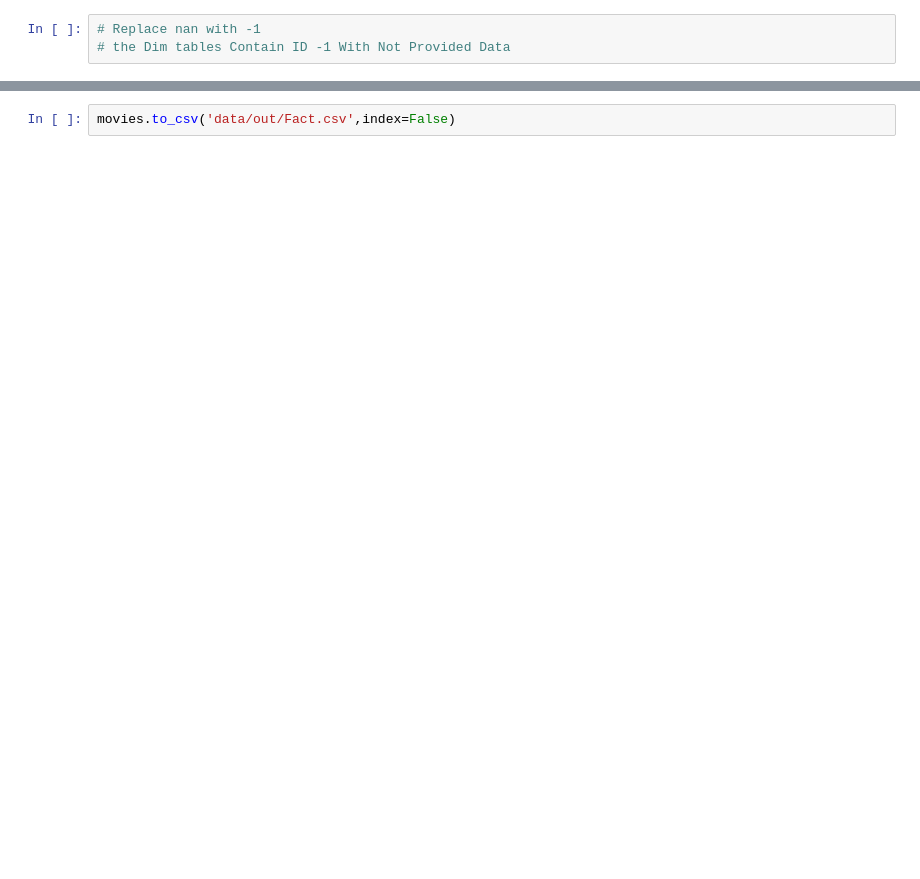
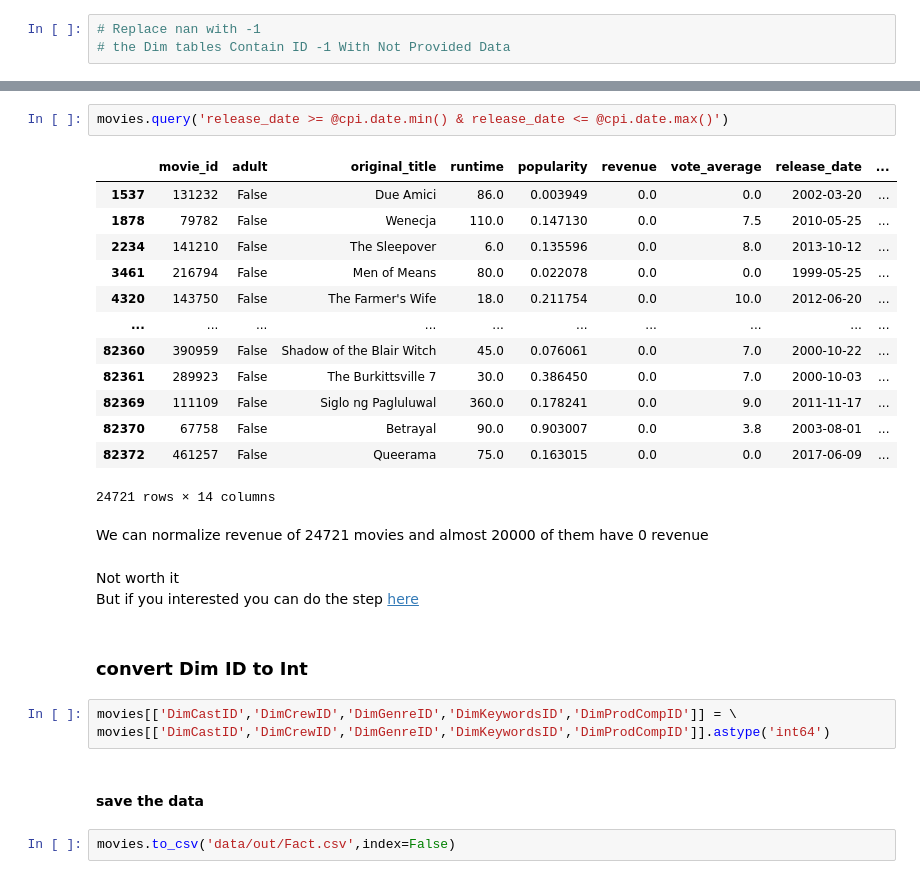
Before and after one commit to MuhamedHekal/ETL-Movies-using-Python, a Jupyter notebook: 3.7 CleaningFact.ipynb, the cells around one changed output, grey strips where cells are left out. Cells and saved outputs as stored; diff of their text form; blank space fills up the shorter version.

```diff
--- a/3.7 CleaningFact.ipynb
+++ b/3.7 CleaningFact.ipynb
@@ -160,2 +170,30 @@ movies
+# %%
+movies.query('release_date >= @cpi.date.min() & release_date <= @cpi.date.max()')
+# %% [output]
+|  | movie_id | adult | original_title | runtime | popularity | revenue | vote_average | release_date | ... |
+| 1537 | 131232 | False | Due Amici | 86.0 | 0.003949 | 0.0 | 0.0 | 2002-03-20 | ... |
+| 1878 | 79782 | False | Wenecja | 110.0 | 0.147130 | 0.0 | 7.5 | 2010-05-25 | ... |
+| 2234 | 141210 | False | The Sleepover | 6.0 | 0.135596 | 0.0 | 8.0 | 2013-10-12 | ... |
+| 3461 | 216794 | False | Men of Means | 80.0 | 0.022078 | 0.0 | 0.0 | 1999-05-25 | ... |
+| 4320 | 143750 | False | The Farmer's Wife | 18.0 | 0.211754 | 0.0 | 10.0 | 2012-06-20 | ... |
+| ... | ... | ... | ... | ... | ... | ... | ... | ... | ... |
+| 82360 | 390959 | False | Shadow of the Blair Witch | 45.0 | 0.076061 | 0.0 | 7.0 | 2000-10-22 | ... |
+| 82361 | 289923 | False | The Burkittsville 7 | 30.0 | 0.386450 | 0.0 | 7.0 | 2000-10-03 | ... |
+| 82369 | 111109 | False | Siglo ng Pagluluwal | 360.0 | 0.178241 | 0.0 | 9.0 | 2011-11-17 | ... |
+| 82370 | 67758 | False | Betrayal | 90.0 | 0.903007 | 0.0 | 3.8 | 2003-08-01 | ... |
+| 82372 | 461257 | False | Queerama | 75.0 | 0.163015 | 0.0 | 0.0 | 2017-06-09 | ... |
+24721 rows × 14 columns
+# %% [markdown]
+We can normalize revenue of 24721 movies and almost 20000 of them have 0 revenue
+# %% [markdown]
+Not worth it<br>
+But if you interested you can do the step [here](https://dof.ca.gov/wp-content/uploads/Forecasting/Economics/Documents/How-To-Use-CPI-Data.pdf)
+# %% [markdown]
+### convert Dim ID to Int
+# %%
+movies[['DimCastID','DimCrewID','DimGenreID','DimKeywordsID','DimProdCompID']] = \
+movies[['DimCastID','DimCrewID','DimGenreID','DimKeywordsID','DimProdCompID']].astype('int64')
+# %% [markdown]
+#### save the data
 # %%
 movies.to_csv('data/out/Fact.csv',index=False)
```
Also changed, not shown: parts of 11 cells of this notebook, 1 other file.
